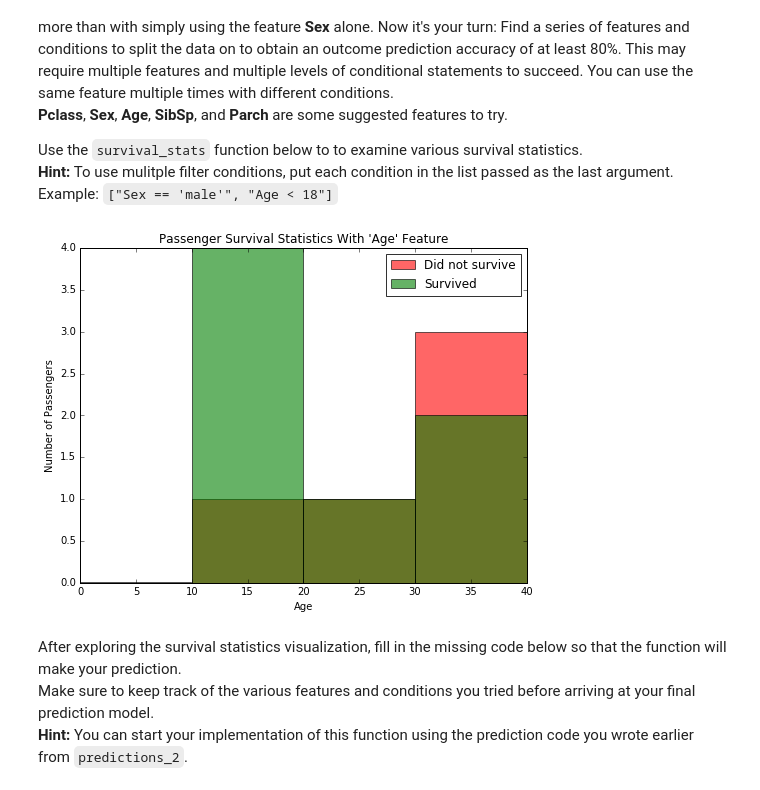
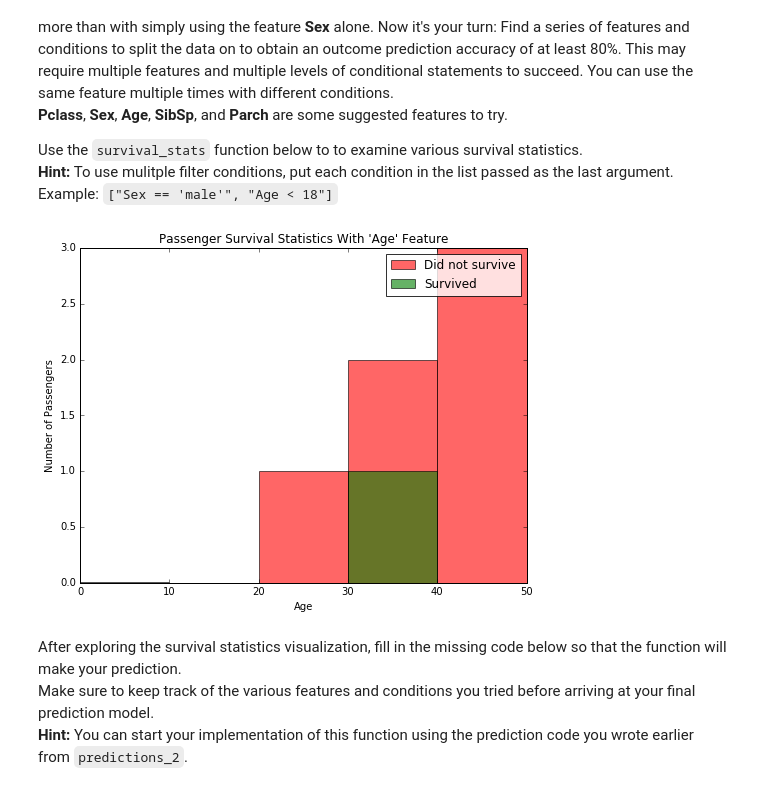
Before and after one commit to jhli973/machine-learning, a Jupyter notebook: projects/titanic_survival_exploration/titanic_survival_exploration.ipynb, the cells around one changed output. Cells and saved outputs as stored; diff of their text form; code cells hidden in the pictures.

```diff
--- a/projects/titanic_survival_exploration/titanic_survival_exploration.ipynb
+++ b/projects/titanic_survival_exploration/titanic_survival_exploration.ipynb
@@ -218,9 +218,9 @@ Adding the feature **Age** as a condition in conjunction with **Sex** improves t
 Use the `survival_stats` function below to to examine various survival statistics.
 **Hint:** To use mulitple filter conditions, put each condition in the list passed as the last argument. Example: `["Sex == 'male'", "Age < 18"]`
 # %%
-survival_stats(data, outcomes, 'Age', ["Sex == 'female'",   "Embarked == 'Q'"   ])
+survival_stats(data, outcomes, 'Age', ["Sex == 'female'",  "Parch >= 4"])
 # %% [output]
-[figure, old version]
+[figure, new version]
 # %% [markdown]
 After exploring the survival statistics visualization, fill in the missing code below so that the function will make your prediction.
 Make sure to keep track of the various features and conditions you tried before arriving at your final prediction model.
```
